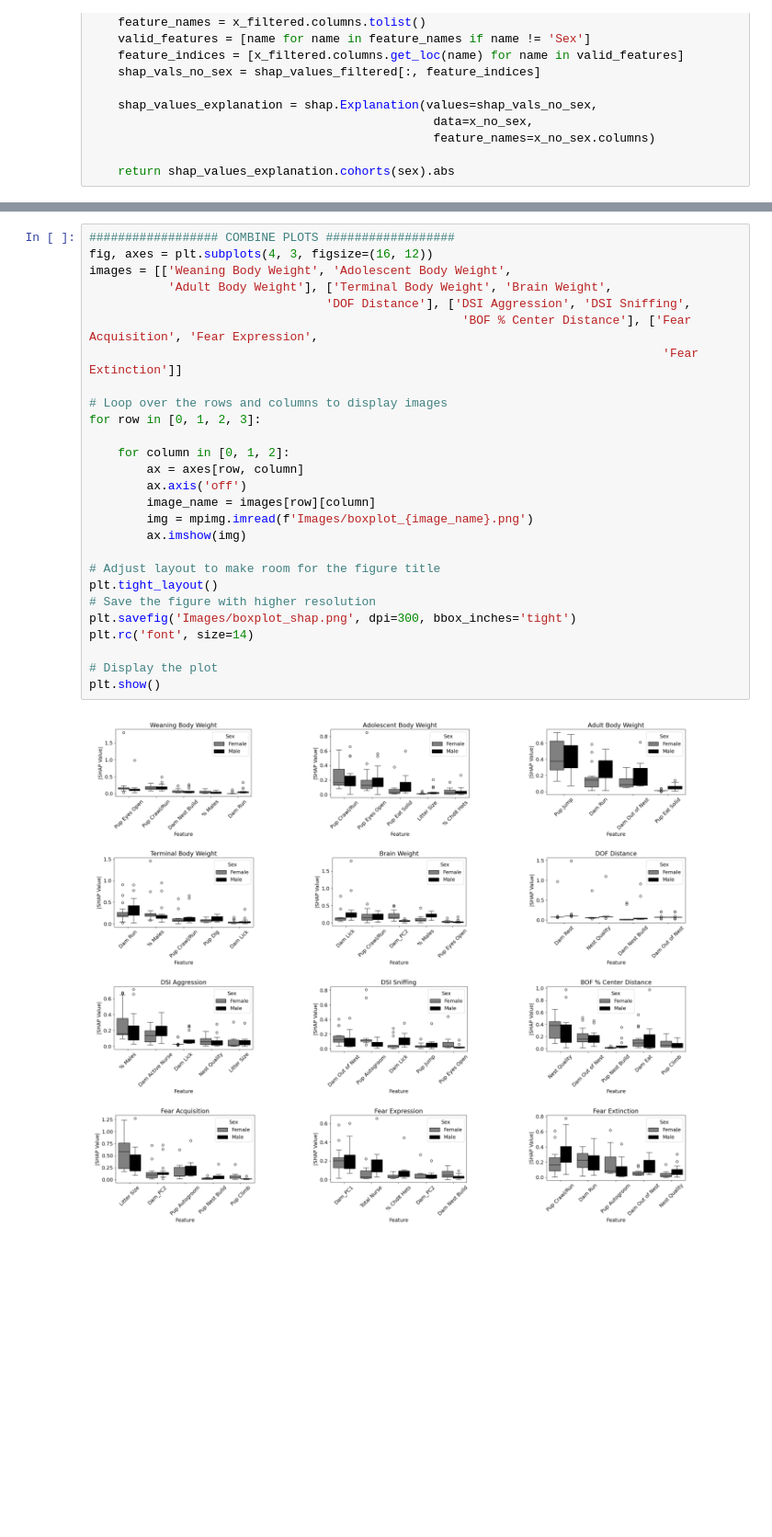
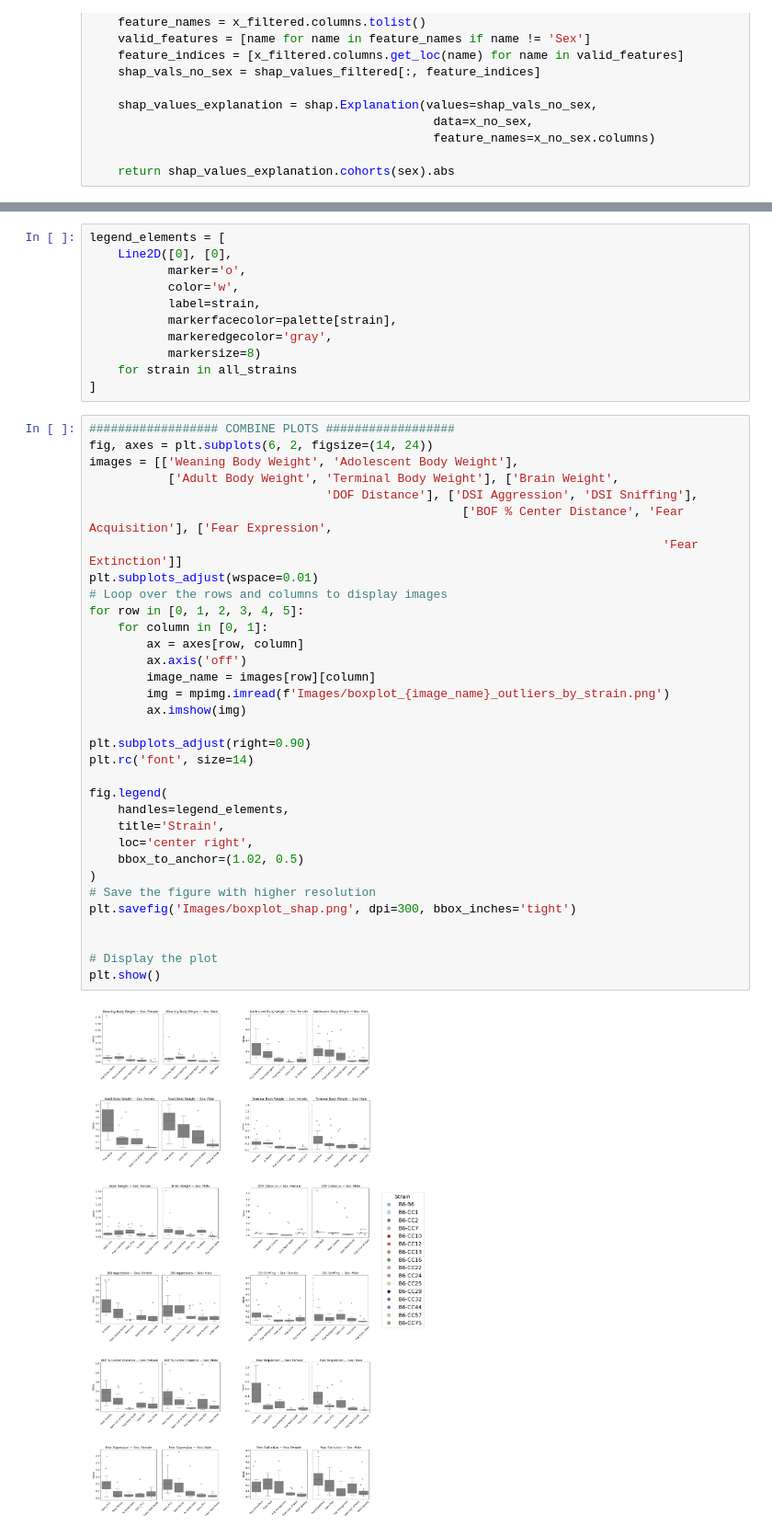
Before and after one commit to adidust4/Offspring-genetic-diversity-Chd8-haploinsufficiency, a Jupyter notebook: data_visualization.ipynb, the cells around one changed output, grey strips where cells are left out. Shown at 92% size. Cells and saved outputs as stored; diff of their text form; blank space fills up the shorter version.

Commit message:
Adjust color palette to match paper

```diff
--- a/data_visualization.ipynb
+++ b/data_visualization.ipynb
@@ -317,29 +405,46 @@ for target in target_variables:
+# %%
+legend_elements = [
+    Line2D([0], [0],
+           marker='o',
+           color='w',
+           label=strain,
+           markerfacecolor=palette[strain],
+           markeredgecolor='gray',
+           markersize=8)
+    for strain in all_strains
+]
 # %%
 ################## COMBINE PLOTS ##################
-fig, axes = plt.subplots(4, 3, figsize=(16, 12))
-images = [['Weaning Body Weight', 'Adolescent Body Weight',
-           'Adult Body Weight'], ['Terminal Body Weight', 'Brain Weight',
-                                 'DOF Distance'], ['DSI Aggression', 'DSI Sniffing',
-                                                    'BOF % Center Distance'], ['Fear Acquisition', 'Fear Expression',
+fig, axes = plt.subplots(6, 2, figsize=(14, 24))
+images = [['Weaning Body Weight', 'Adolescent Body Weight'],
+           ['Adult Body Weight', 'Terminal Body Weight'], ['Brain Weight',
+                                 'DOF Distance'], ['DSI Aggression', 'DSI Sniffing'],
+                                                    ['BOF % Center Distance', 'Fear Acquisition'], ['Fear Expression',
                                                                                 'Fear Extinction']]
-
+plt.subplots_adjust(wspace=0.01)
 # Loop over the rows and columns to display images
-for row in [0, 1, 2, 3]:
-
-    for column in [0, 1, 2]:
+for row in [0, 1, 2, 3, 4, 5]:
+    for column in [0, 1]:
         ax = axes[row, column]
         ax.axis('off')
         image_name = images[row][column]
-        img = mpimg.imread(f'Images/boxplot_{image_name}.png')
+        img = mpimg.imread(f'Images/boxplot_{image_name}_outliers_by_strain.png')
         ax.imshow(img)
 
-# Adjust layout to make room for the figure title
-plt.tight_layout()
+plt.subplots_adjust(right=0.90)
+plt.rc('font', size=14)
+
+fig.legend(
+    handles=legend_elements,
+    title='Strain',
+    loc='center right',
+    bbox_to_anchor=(1.02, 0.5)
+)
 # Save the figure with higher resolution
 plt.savefig('Images/boxplot_shap.png', dpi=300, bbox_inches='tight')
-plt.rc('font', size=14)
+
 
 # Display the plot
 plt.show()
 # %% [output]
-[figure, old version]
+[figure, new version]
```
Also changed, not shown: parts of 4 cells of this notebook.
